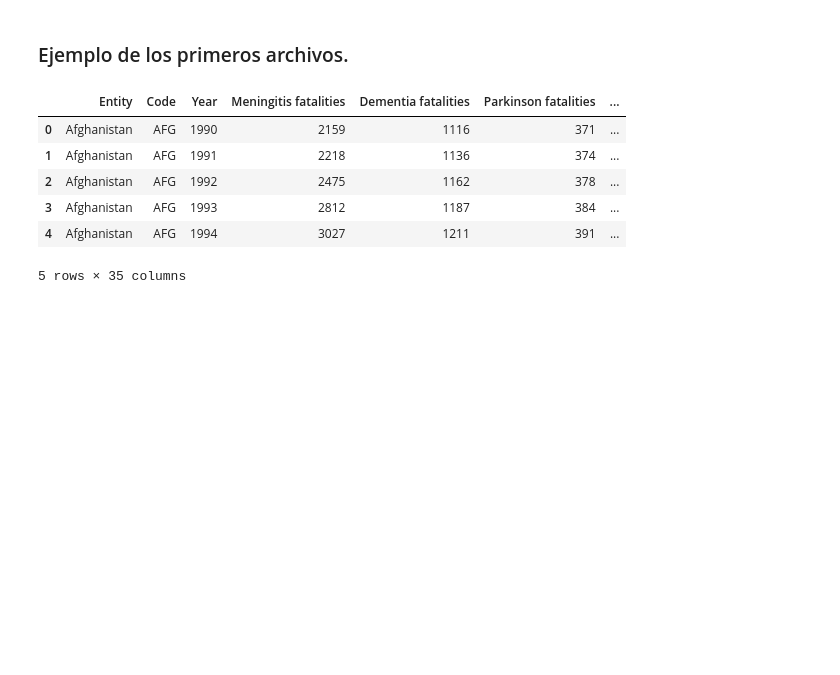
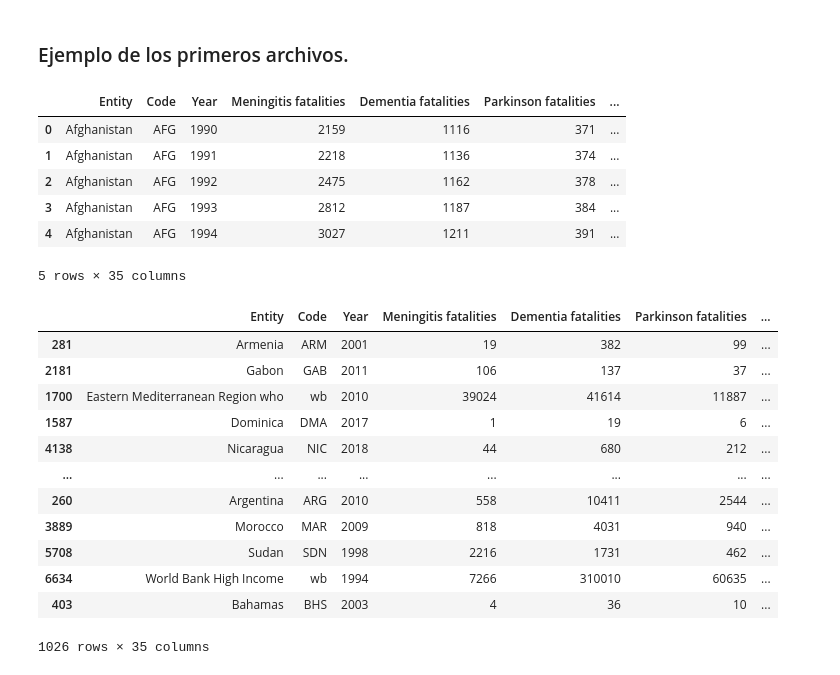
Before and after one commit to alegonzjur/ProyectoTFG, a Jupyter notebook: data/Lectura.ipynb, the cells around one changed output. Saved outputs shown, nothing was run; the diff lists cells and outputs as text; code cells hidden in the pictures; blank space fills up the shorter version.

```diff
--- a/data/Lectura.ipynb
+++ b/data/Lectura.ipynb
@@ -24,3 +24,20 @@ data.head()
 | 3 | Afghanistan | AFG | 1993 | 2812 | 1187 | 384 | ... |
 | 4 | Afghanistan | AFG | 1994 | 3027 | 1211 | 391 | ... |
 5 rows × 35 columns
+# %%
+rd = data.sample(frac=0.15)
+rd
+# %% [output]
+|  | Entity | Code | Year | Meningitis fatalities | Dementia fatalities | Parkinson fatalities | ... |
+| 281 | Armenia | ARM | 2001 | 19 | 382 | 99 | ... |
+| 2181 | Gabon | GAB | 2011 | 106 | 137 | 37 | ... |
+| 1700 | Eastern Mediterranean Region who | wb | 2010 | 39024 | 41614 | 11887 | ... |
+| 1587 | Dominica | DMA | 2017 | 1 | 19 | 6 | ... |
+| 4138 | Nicaragua | NIC | 2018 | 44 | 680 | 212 | ... |
+| ... | ... | ... | ... | ... | ... | ... | ... |
+| 260 | Argentina | ARG | 2010 | 558 | 10411 | 2544 | ... |
+| 3889 | Morocco | MAR | 2009 | 818 | 4031 | 940 | ... |
+| 5708 | Sudan | SDN | 1998 | 2216 | 1731 | 462 | ... |
+| 6634 | World Bank High Income | wb | 1994 | 7266 | 310010 | 60635 | ... |
+| 403 | Bahamas | BHS | 2003 | 4 | 36 | 10 | ... |
+1026 rows × 35 columns
```
Also changed, not shown: parts of 2 cells of this notebook, 8 other files.
